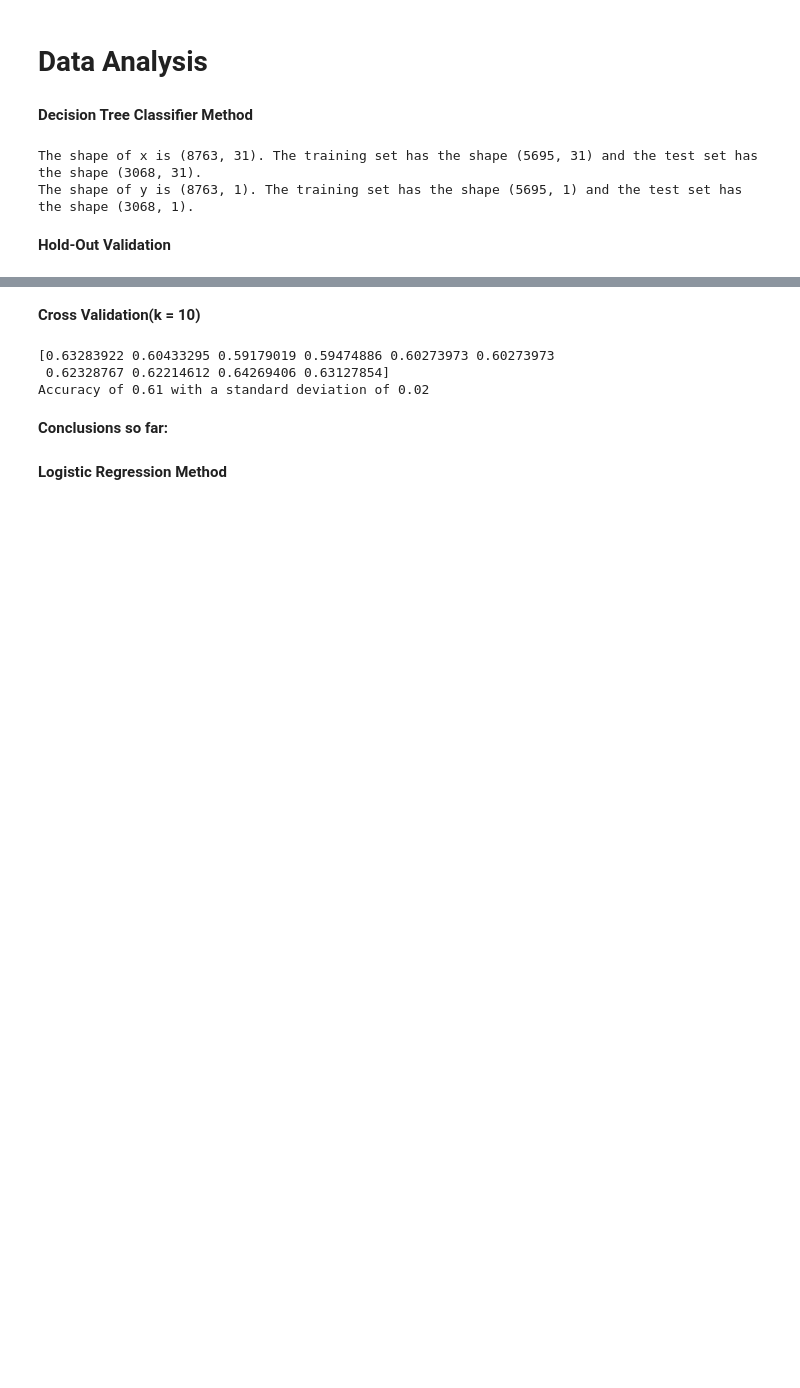
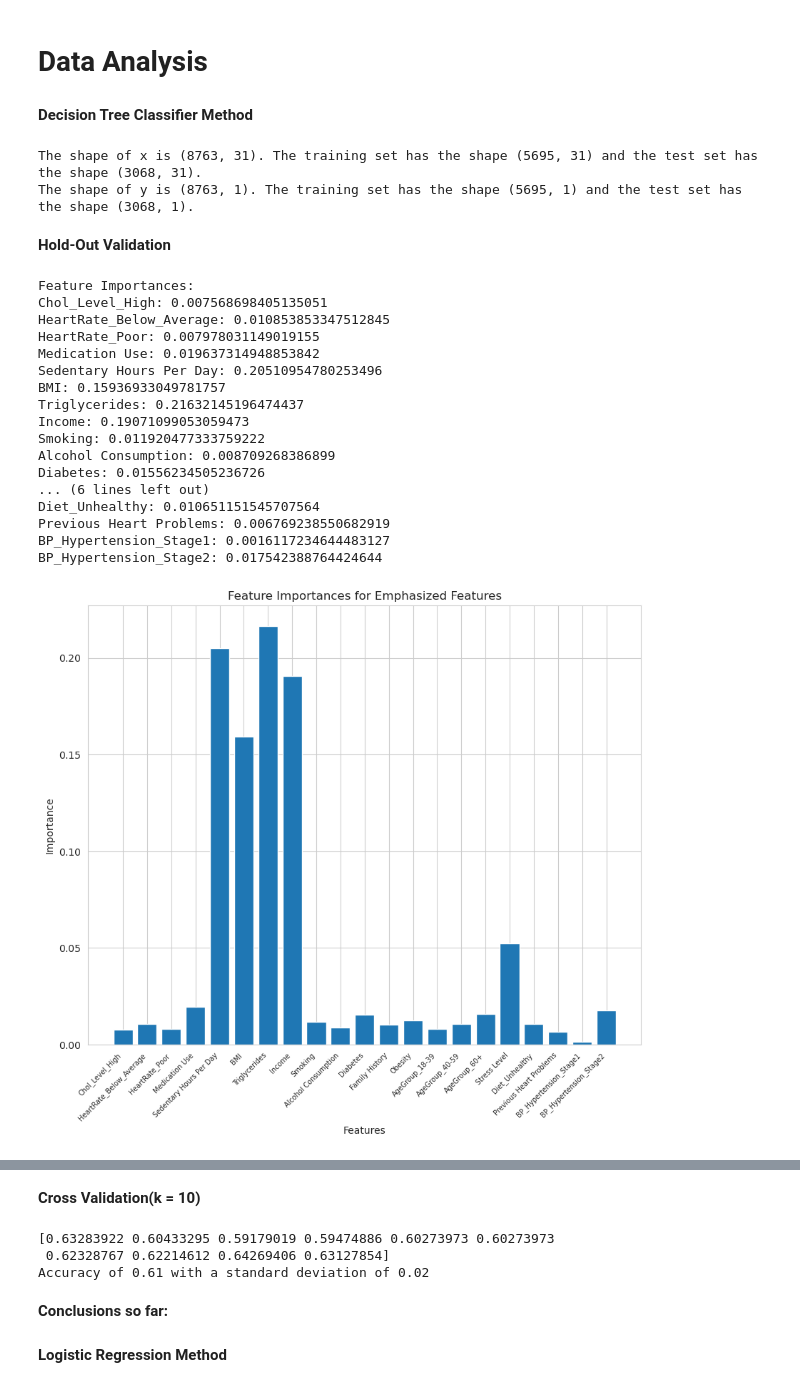
Before and after one commit to AN-DRE4/DadosAprendizagemAutomatica, a Jupyter notebook: HeartAttack.ipynb, the cells around one changed output, grey strips where cells are left out. Saved outputs shown, nothing was run; the diff lists cells and outputs as text; code cells hidden in the pictures; blank space fills up the shorter version.

```diff
--- a/HeartAttack.ipynb
+++ b/HeartAttack.ipynb
@@ -380,3 +424,56 @@ predictions = classifier.predict(x_test)
+# %%
+important_features = ['Chol_Level_High','HeartRate_Below_Average','HeartRate_Poor','Medication Use','Sedentary Hours Per Day','BMI',
+                    'Triglycerides','Income','Smoking','Alcohol Consumption', 'Diabetes','Family History',
+                    'Obesity', 'AgeGroup_18-39', 'AgeGroup_40-59', 'AgeGroup_60+',
+                    'Stress Level', 'Diet_Unhealthy', 'Previous Heart Problems','BP_Hypertension_Stage1','BP_Hypertension_Stage2']
+
+# Extract only the important features from your dataset
+X_important = X[important_features]
+# Split the data into training and testing sets
+X_train, X_test, y_train, y_test = train_test_split(X_important, y, test_size=0.2, random_state=2021)
+
+# Initialize the DecisionTreeClassifier
+classifier = DecisionTreeClassifier(criterion="gini", max_depth=10, random_state=2021)
+
+# Fit the classifier on the training data
+classifier.fit(X_train, y_train)
+
+# Get feature importances from the trained model
+feature_importances = classifier.feature_importances_
+
+# Print feature importance scores
+print("Feature Importances:")
+for feature, importance in zip(important_features, feature_importances):
+    print(f"{feature}: {importance}")
+
+# Plotting the feature importances
+plt.figure(figsize=(10, 8))
+plt.bar(range(len(important_features)), feature_importances, align="center")
+plt.xticks(range(len(important_features)), important_features, rotation=45,ha="right", fontsize=7)
+plt.title("Feature Importances for Emphasized Features")
+plt.xlabel("Features")
+plt.ylabel("Importance")
+plt.show()
+predictions = classifier.predict(X_test)
+# %% [output]
+Feature Importances:
+Chol_Level_High: 0.007568698405135051
+HeartRate_Below_Average: 0.010853853347512845
+HeartRate_Poor: 0.007978031149019155
+Medication Use: 0.019637314948853842
+Sedentary Hours Per Day: 0.20510954780253496
+BMI: 0.15936933049781757
+Triglycerides: 0.21632145196474437
+Income: 0.19071099053059473
+Smoking: 0.011920477333759222
+Alcohol Consumption: 0.008709268386899
+Diabetes: 0.01556234505236726
+... (6 lines left out)
+Diet_Unhealthy: 0.010651151545707564
+Previous Heart Problems: 0.006769238550682919
+BP_Hypertension_Stage1: 0.0016117234644483127
+BP_Hypertension_Stage2: 0.017542388764424644
+[figure, added]
 # %%
 # And now for the Quality Metrics
 
```
Also changed, not shown: parts of 16 cells of this notebook.
